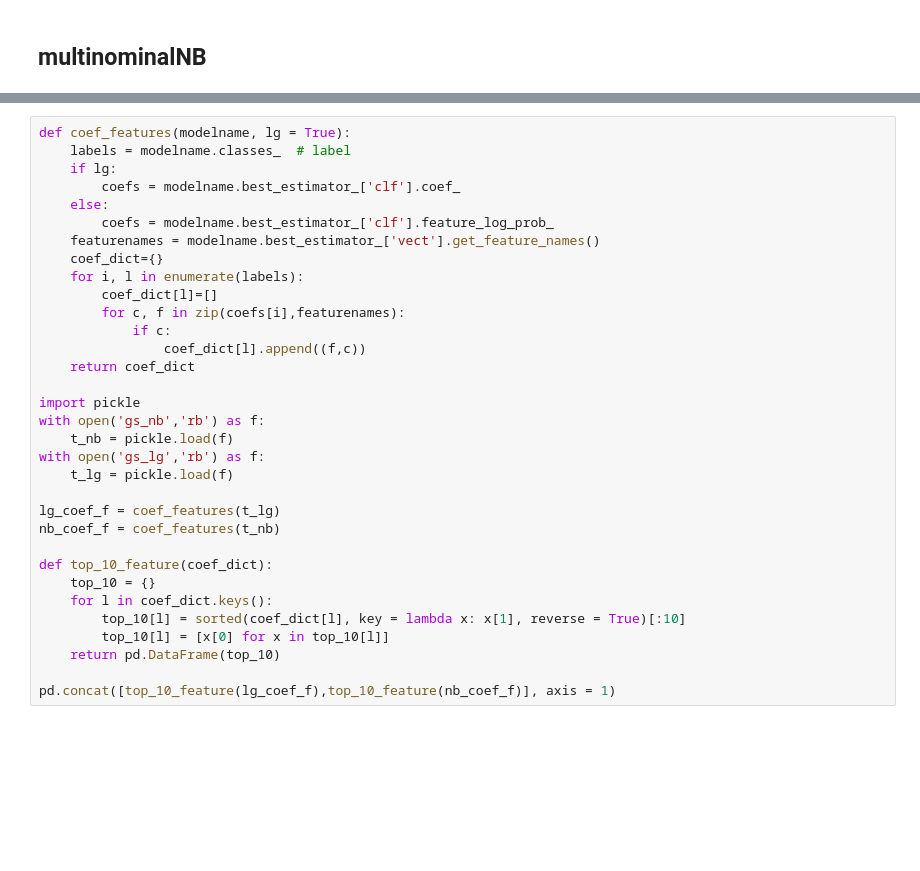
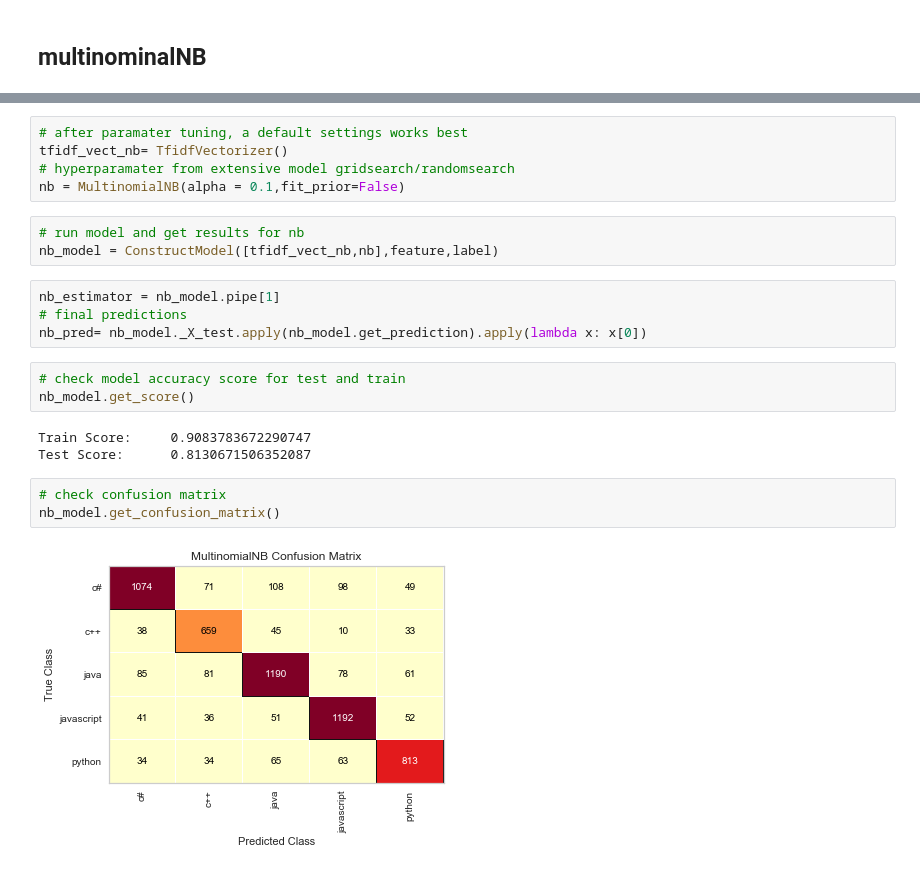
Before and after one commit to QED0711/stack_overflow_nlp, a Jupyter notebook: notebooks/Final_Model_Result_Top_Features.ipynb, the cells around one changed output, grey strips where cells are left out. Saved outputs shown, nothing was run; the diff lists cells and outputs as text; blank space fills up the shorter version.

```diff
--- a/notebooks/Final_Model_Result_Top_Features.ipynb
+++ b/notebooks/Final_Model_Result_Top_Features.ipynb
@@ -213,33 +99,23 @@ kmeans.fit(x_train_tfidf)
-# %%
-def coef_features(modelname, lg = True):
-    labels = modelname.classes_  # label
-    if lg:
-        coefs = modelname.best_estimator_['clf'].coef_
-    else:
-        coefs = modelname.best_estimator_['clf'].feature_log_prob_
-    featurenames = modelname.best_estimator_['vect'].get_feature_names()
-    coef_dict={}
-    for i, l in enumerate(labels):
-        coef_dict[l]=[]
-        for c, f in zip(coefs[i],featurenames):
-            if c:
-                coef_dict[l].append((f,c))
-    return coef_dict
-
-import pickle
-with open('gs_nb','rb') as f:
-    t_nb = pickle.load(f)
-with open('gs_lg','rb') as f:
-    t_lg = pickle.load(f)
-
-lg_coef_f = coef_features(t_lg)
-nb_coef_f = coef_features(t_nb)
-
-def top_10_feature(coef_dict):
-    top_10 = {}
-    for l in coef_dict.keys():
-        top_10[l] = sorted(coef_dict[l], key = lambda x: x[1], reverse = True)[:10]
-        top_10[l] = [x[0] for x in top_10[l]]
-    return pd.DataFrame(top_10)
-
-pd.concat([top_10_feature(lg_coef_f),top_10_feature(nb_coef_f)], axis = 1)
+# %%
+# after paramater tuning, a default settings works best
+tfidf_vect_nb= TfidfVectorizer()
+# hyperparamater from extensive model gridsearch/randomsearch
+nb = MultinomialNB(alpha = 0.1,fit_prior=False)
+# %%
+# run model and get results for nb
+nb_model = ConstructModel([tfidf_vect_nb,nb],feature,label)
+# %%
+nb_estimator = nb_model.pipe[1]
+# final predictions
+nb_pred= nb_model._X_test.apply(nb_model.get_prediction).apply(lambda x: x[0])
+# %%
+# check model accuracy score for test and train
+nb_model.get_score()
+# %% [output]
+Train Score:     0.9083783672290747
+Test Score:      0.8130671506352087
+# %%
+# check confusion matrix
+nb_model.get_confusion_matrix()
+# %% [output]
+[figure, added]
```
Also changed, not shown: parts of 69 cells of this notebook, 1 other file.
